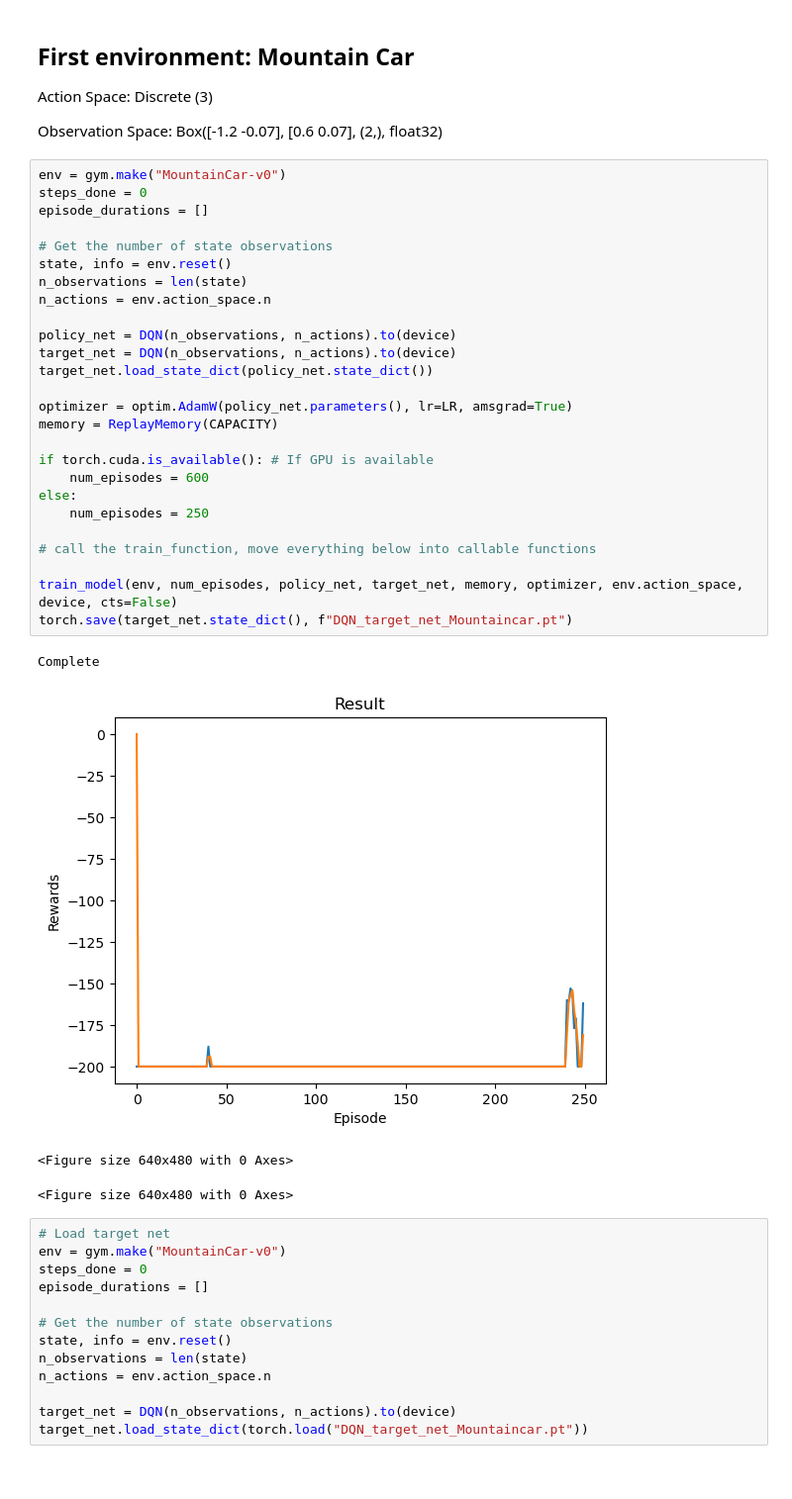
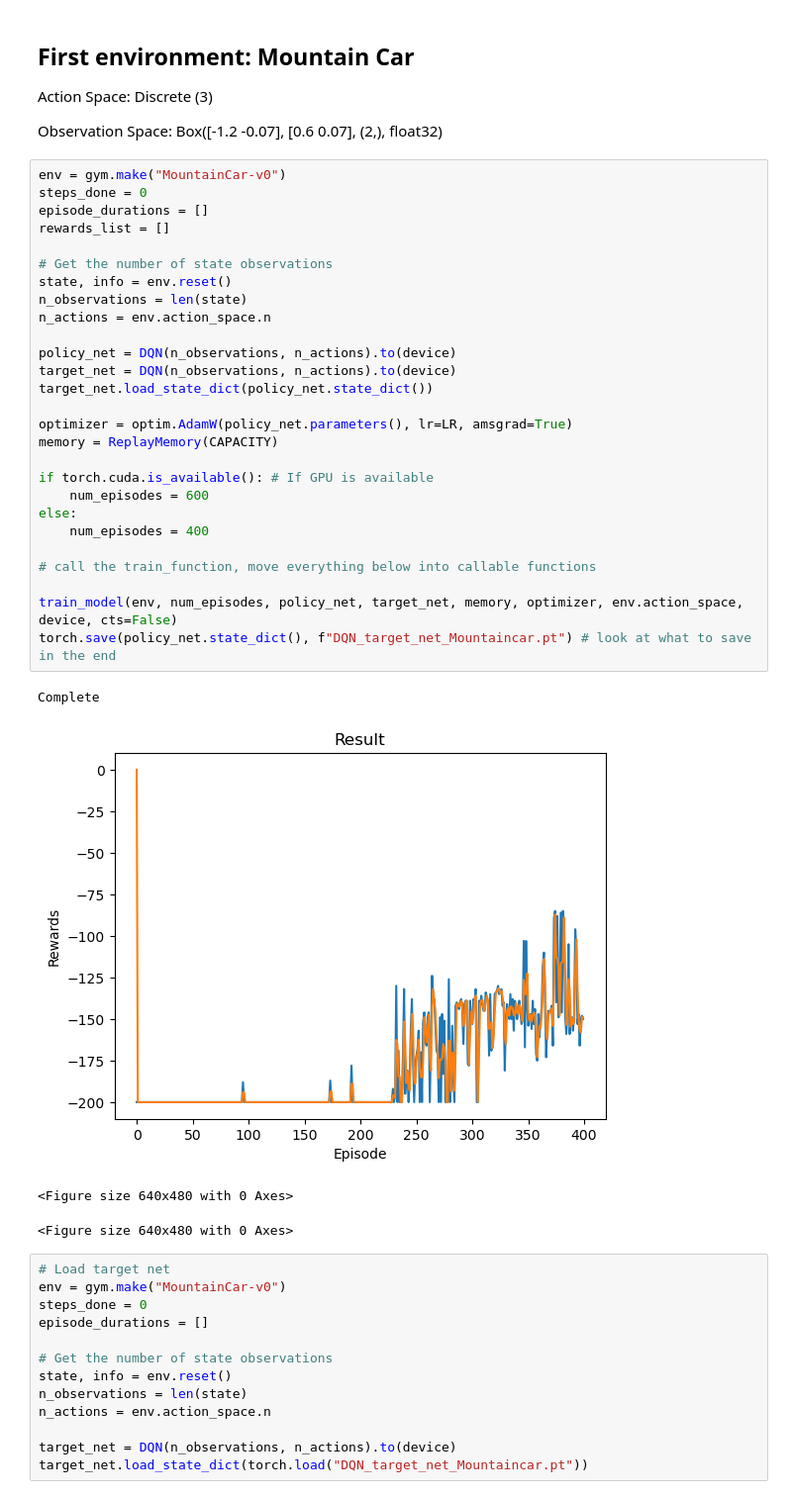
Before and after one commit to AndyPiantoni/ReinforceUs, a Jupyter notebook: DQN_cleaned.ipynb, the cells around one changed output. Shown: that part at 99% size. Drawn from its saved outputs; the diff is of its cells as text.

```diff
--- a/DQN_cleaned.ipynb
+++ b/DQN_cleaned.ipynb
@@ -333,32 +333,33 @@ Observation Space: Box([-1.2 -0.07], [0.6 0.07], (2,), float32)
 # %%
 env = gym.make("MountainCar-v0")
 steps_done = 0
 episode_durations = []
+rewards_list = []
 
 # Get the number of state observations
 state, info = env.reset()
 n_observations = len(state)
 n_actions = env.action_space.n
 
 policy_net = DQN(n_observations, n_actions).to(device)
 target_net = DQN(n_observations, n_actions).to(device)
 target_net.load_state_dict(policy_net.state_dict())
 
 optimizer = optim.AdamW(policy_net.parameters(), lr=LR, amsgrad=True)
 memory = ReplayMemory(CAPACITY)
 
 if torch.cuda.is_available(): # If GPU is available
     num_episodes = 600
 else:
-    num_episodes = 250
+    num_episodes = 400
 
 # call the train_function, move everything below into callable functions
 
 train_model(env, num_episodes, policy_net, target_net, memory, optimizer, env.action_space, device, cts=False)
-torch.save(target_net.state_dict(), f"DQN_target_net_Mountaincar.pt")
+torch.save(policy_net.state_dict(), f"DQN_target_net_Mountaincar.pt") # look at what to save in the end
 # %% [output]
 Complete
-[figure, old version]
+[figure, new version]
 <Figure size 640x480 with 0 Axes>
 <Figure size 640x480 with 0 Axes>
 # %%
```
Also changed, not shown: parts of 1 cell of this notebook, 2 other files.
